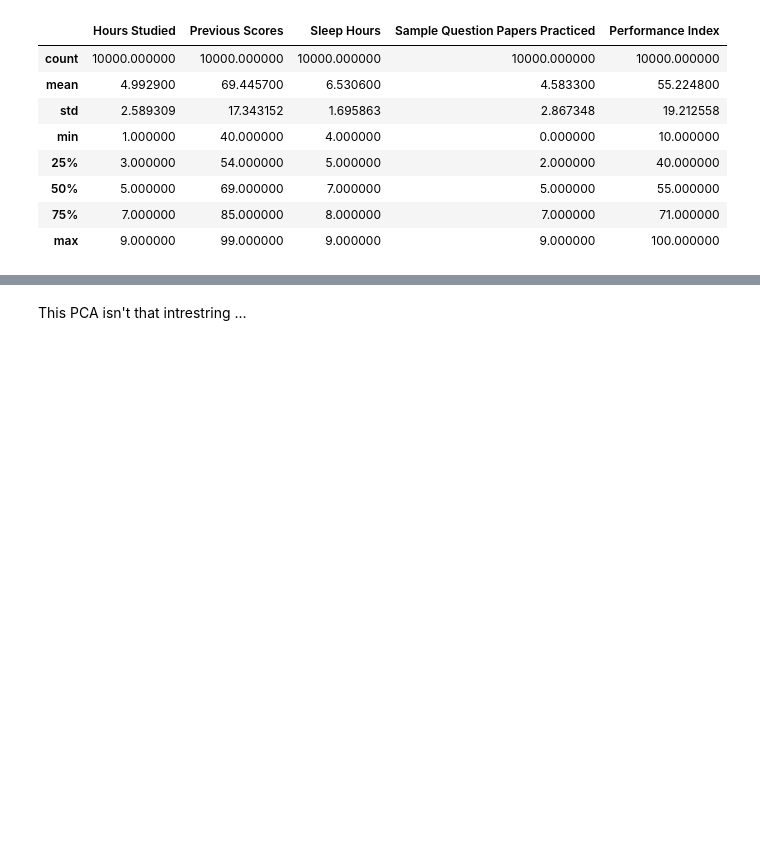
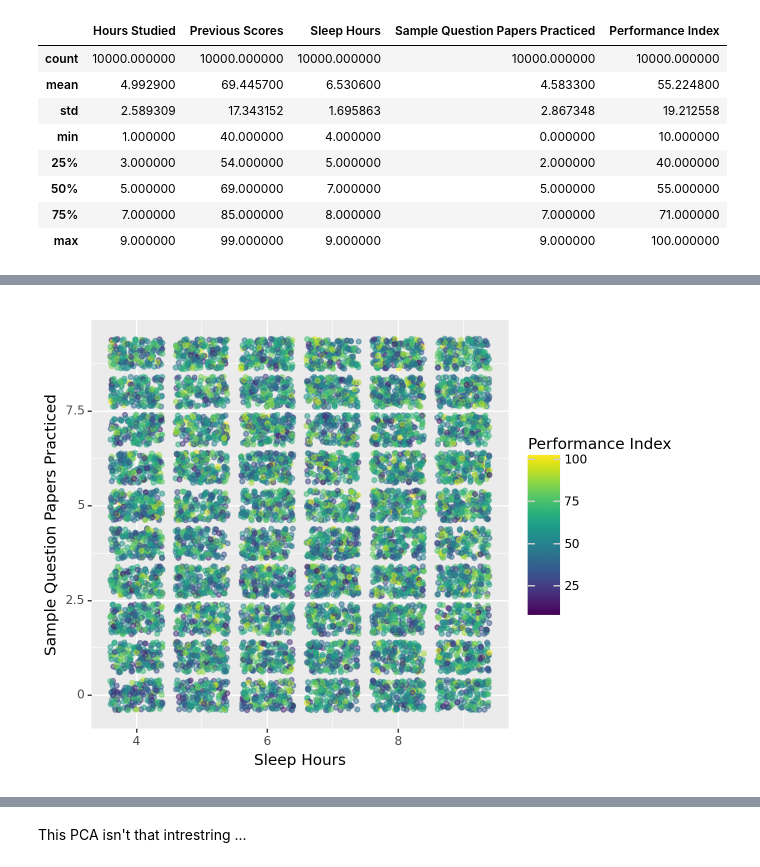
Before and after one commit to ISIPINK/Browsing-Data-Sets, a Jupyter notebook: Student Performance/main.ipynb, the cells around one changed output, grey strips where cells are left out. Drawn from its saved outputs; the diff is of its cells as text; code cells hidden in the pictures; blank space fills up the shorter version.

```diff
--- a/Student Performance/main.ipynb
+++ b/Student Performance/main.ipynb
@@ -44,3 +29,13 @@ data.describe()
+# %%
+plt = (
+    ggplot(data) +
+    aes(x='Sleep Hours',y="Sample Question Papers Practiced",color="Performance Index")+
+    geom_jitter(alpha=0.5)
+)
+
+print(plt)
+# %% [output]
+[figure, added]
 # %%
 from sklearn.decomposition import PCA
 from sklearn.preprocessing import StandardScaler
```
Also changed, not shown: parts of 8 cells of this notebook.
